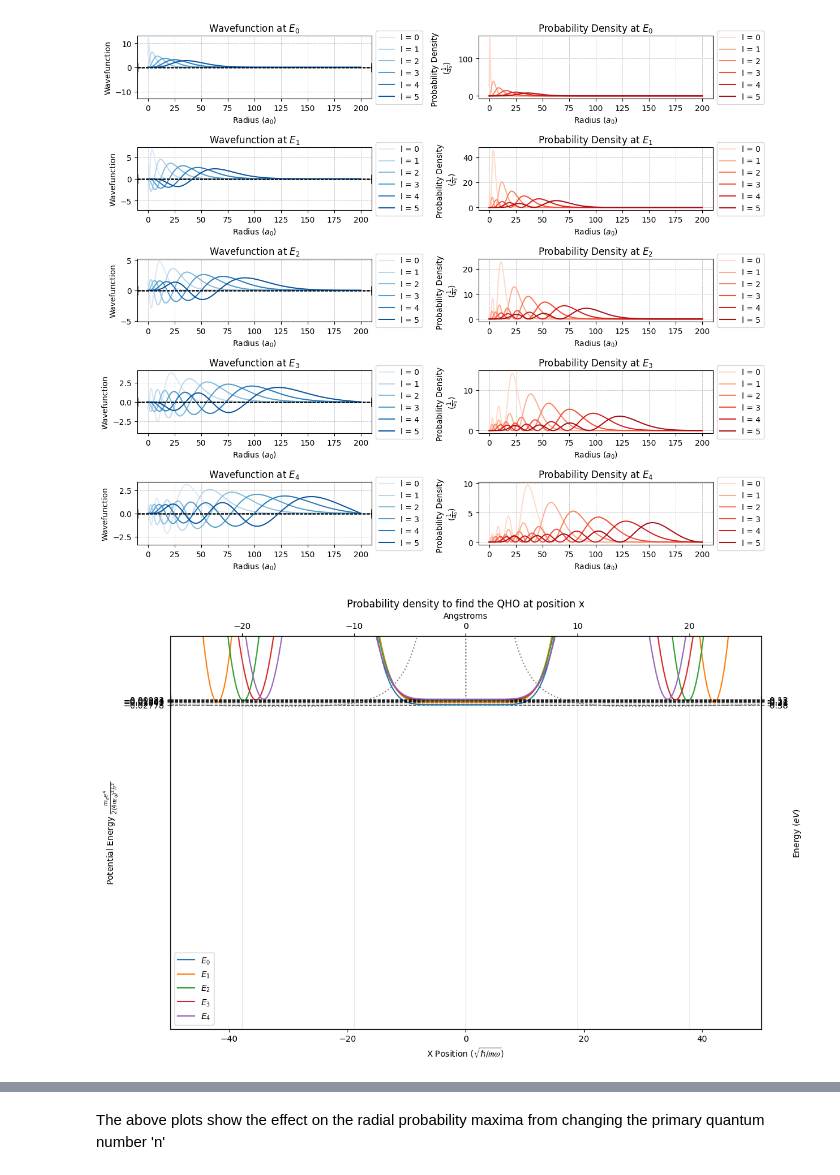
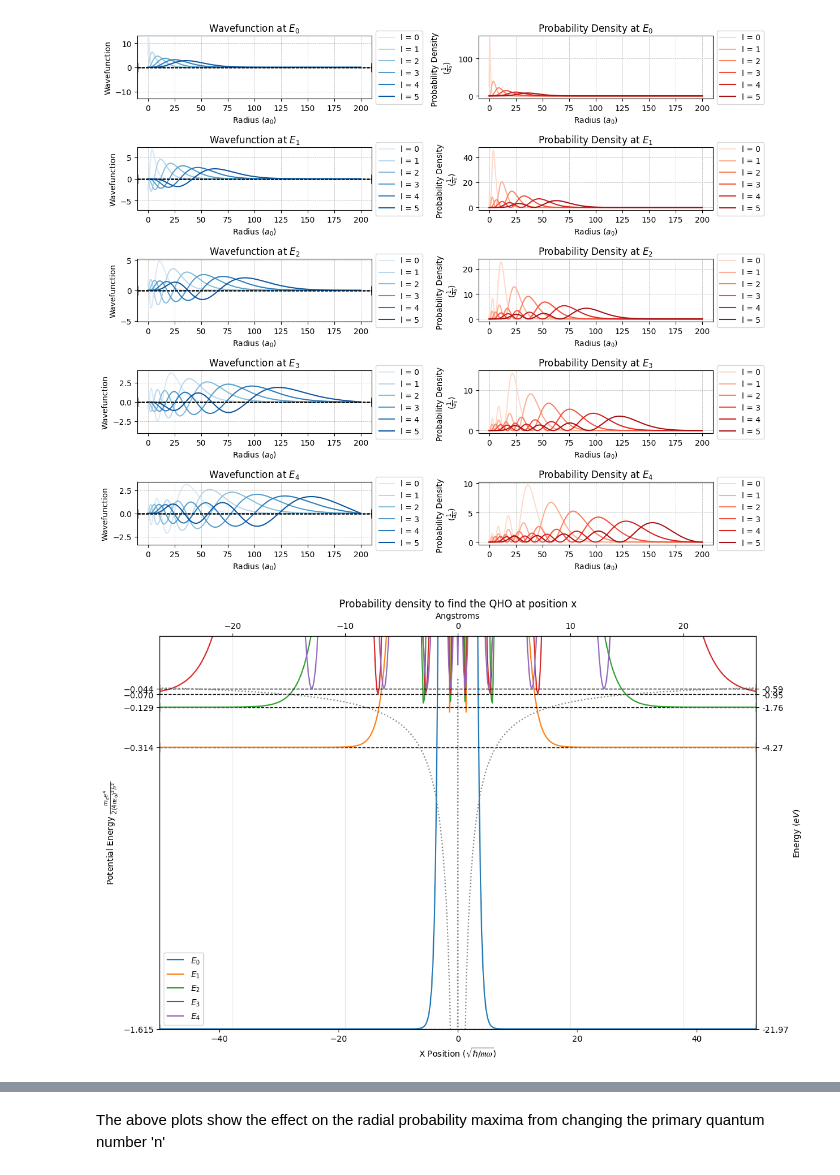
Before and after one commit to Adillwma/QuantumHarmonics, a Jupyter notebook: development.ipynb, the cells around one changed output, grey strips where cells are left out. Cells and saved outputs as stored; diff of their text form; code cells hidden in the pictures.

```diff
--- a/development.ipynb
+++ b/development.ipynb
@@ -976,6 +976,11 @@ l=0
 plot_maxima = False
 x_limits = -50, 50
 y_limits = -1.10, 0.2
+
+V_hydrogen = potential_hydrogen(r, l)     #Runs above function to calcualte the potential of the hydrogen atom
+H_main_hydrogen, H_plusone_hydrogen = hamiltonian_diag(r, V_hydrogen, delta_r)   #The main diagonal of the Hamiltonian matrix and the ofset diagonal
+E_vals_hydrogen, E_vectors_hydrogen = eigh_tridiagonal(H_main_hydrogen, H_plusone_hydrogen)   # use range args to simplify
+E_vectors_hydrogen = E_vectors_hydrogen / np.sqrt(delta_x)                    #Normalising the eigenvectors
 
 
 #Internal Program Setup
@@ -1009,34 +1014,34 @@ for n in range(0, maxE_vec):           #Sets an ofset scaling value so that each
         for i in local_maxima_indices:
             width = r[i]*2
             height = width / 250
             ellipse = patches.Ellipse((0, offset), width, height, edgecolor=colour, facecolor='none', alpha=0.5)
             plt.gca().add_artist(ellipse)  # Use plt.gca() to get current axes
 
 # show a legend with the energy levels
 plt.legend()
 
 plt.plot(r, V_hydrogen, c='grey', linestyle='dotted')       #Once all wavefunctions are plotted, this line plots the potential we calulated earlier on the same graph to visualise the classical limits
 plt.plot(np.negative(r), V_hydrogen, c='grey', linestyle='dotted')       #Once all wavefunctions are plotted, this line plots the potential we calulated earlier on the same graph to visualise the classical limits
 
 plt.ylim(y_limits)                                      #This just trims the potential to the same limits as the wavefunction graph so it is displayed at correct scaling reletive to the probability density plot beside
 plt.yticks(ticks=tick_locations_2)
 plt.xlim(x_limits)
 
 # create a secondary y axis on the right hand side of the plot
 ax2 = plt.twinx()
 ax2.set_ylim(y_limits)                                      #This just trims the potential to the same limits as the wavefunction graph so it is displayed at correct scaling reletive to the probability density plot beside
 ax2.set_yticks(ticks=tick_locations_2, labels=y_ticks)       #Plots the created y labels
 ax2.set_ylabel("Energy $(eV)$")
 
 ax2 = plt.twiny()    # add a new x axis on the top of the plot
 ax2.set_xlabel('Angstroms')   # set label for the new x-axis
 ax2.set_xlim(bohr_radius_to_angstrom(x_limits[0]), bohr_radius_to_angstrom(x_limits[1]))    # set new x-axis limits as the min and max angstrom values
 
 # add grid that has its own y ticks
 plt.grid(alpha=0.3)
 plt.show()
 # %% [output]
-[figure, old version]
+[figure, new version]
 # %%
 ### - Condensed Wavefunction and Probability Density Plots for Quantum Harmonic Oscillator Showing Potential
 # Plot - Setup
```
Also changed, not shown: parts of 5 cells of this notebook, 1 other file.
